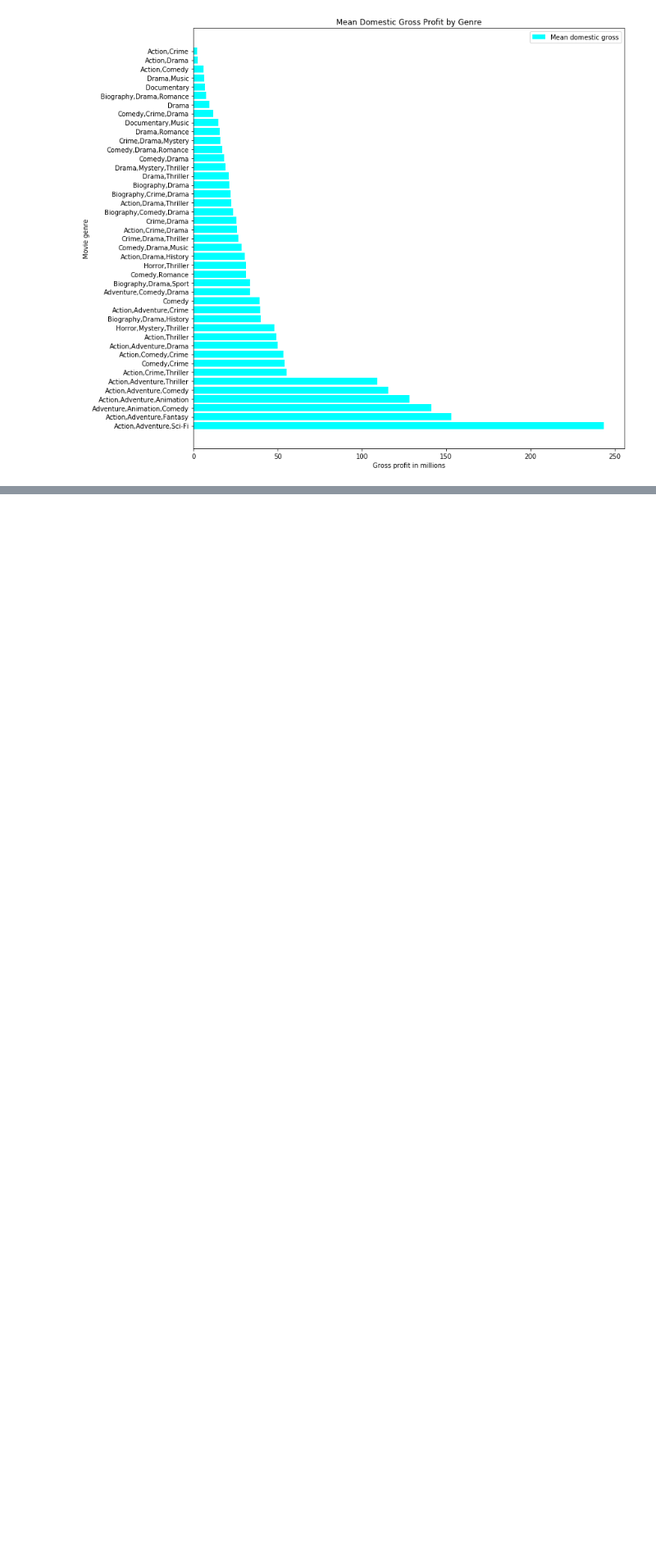
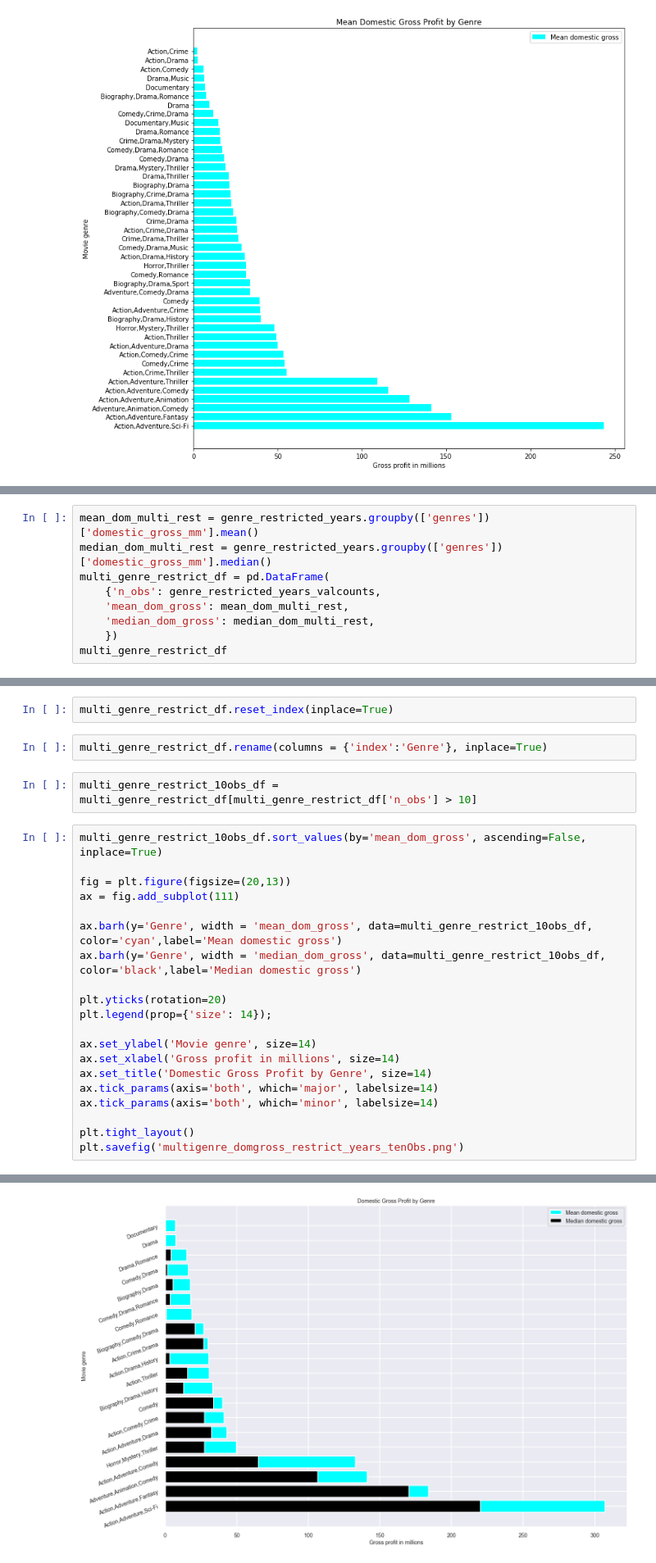
Before and after one commit to etr359/project-1-movie-analysis, a Jupyter notebook: project1_analysis_MASTER2.ipynb, the cells around one changed output, grey strips where cells are left out. Shown at 82% size. Saved outputs shown, nothing was run; the diff lists cells and outputs as text; blank space fills up the shorter version.

Commit message:
competed the multigenre domestic gross visualization

```diff
--- a/project1_analysis_MASTER2.ipynb
+++ b/project1_analysis_MASTER2.ipynb
@@ -1047,0 +1070,9 @@ See the caveats in the documentation: http://pandas.pydata.org/pandas-docs/stabl
+# %%
+mean_dom_multi_rest = genre_restricted_years.groupby(['genres'])['domestic_gross_mm'].mean()
+median_dom_multi_rest = genre_restricted_years.groupby(['genres'])['domestic_gross_mm'].median()
+multi_genre_restrict_df = pd.DataFrame(
+    {'n_obs': genre_restricted_years_valcounts,
+    'mean_dom_gross': mean_dom_multi_rest,
+    'median_dom_gross': median_dom_multi_rest,
+    })
+multi_genre_restrict_df
@@ -1047,0 +1093,27 @@ See the caveats in the documentation: http://pandas.pydata.org/pandas-docs/stabl
+# %%
+multi_genre_restrict_df.reset_index(inplace=True)
+# %%
+multi_genre_restrict_df.rename(columns = {'index':'Genre'}, inplace=True)
+# %%
+multi_genre_restrict_10obs_df = multi_genre_restrict_df[multi_genre_restrict_df['n_obs'] > 10]
+# %%
+multi_genre_restrict_10obs_df.sort_values(by='mean_dom_gross', ascending=False, inplace=True)
+
+fig = plt.figure(figsize=(20,13))
+ax = fig.add_subplot(111)
+
+ax.barh(y='Genre', width = 'mean_dom_gross', data=multi_genre_restrict_10obs_df, color='cyan',label='Mean domestic gross')
+ax.barh(y='Genre', width = 'median_dom_gross', data=multi_genre_restrict_10obs_df, color='black',label='Median domestic gross')
+
+plt.yticks(rotation=20)
+plt.legend(prop={'size': 14});
+
+ax.set_ylabel('Movie genre', size=14)
+ax.set_xlabel('Gross profit in millions', size=14)
+ax.set_title('Domestic Gross Profit by Genre', size=14)
+ax.tick_params(axis='both', which='major', labelsize=14)
+ax.tick_params(axis='both', which='minor', labelsize=14)
+
+plt.tight_layout()
+plt.savefig('multigenre_domgross_restrict_years_tenObs.png')
+# %% [output]
@@ -1047,0 +1124 @@ See the caveats in the documentation: http://pandas.pydata.org/pandas-docs/stabl
+[figure, added]
```
Also changed, not shown: parts of 21 cells of this notebook, 3 other files.
